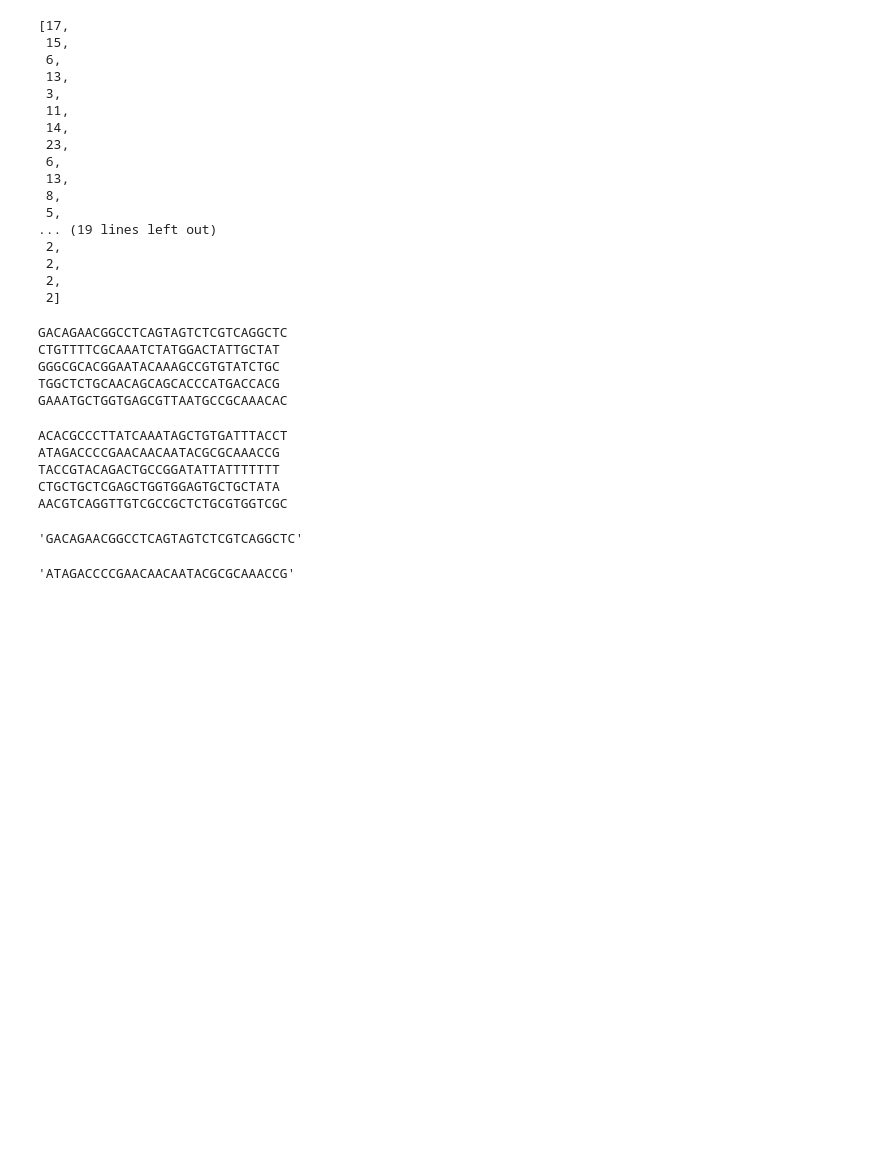
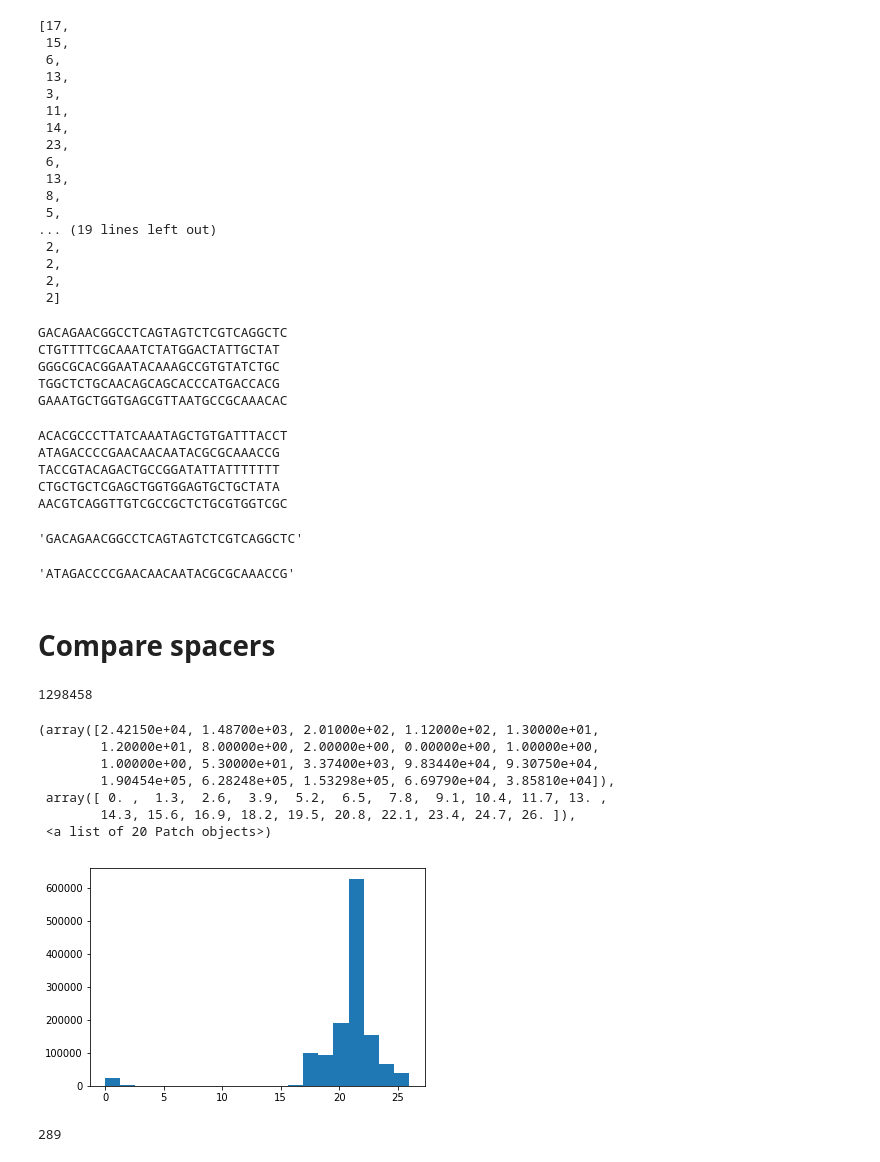
Before and after one commit to rykachevskiy/CRISPR, a Jupyter notebook: Hierarcical/hierarcical-pipeline-Copy1.ipynb, the cells around one changed output. Cells and saved outputs as stored; diff of their text form; code cells hidden in the pictures; blank space fills up the shorter version.

```diff
--- a/Hierarcical/hierarcical-pipeline-Copy1.ipynb
+++ b/Hierarcical/hierarcical-pipeline-Copy1.ipynb
@@ -183,3 +183,5 @@ n_to_cl[0]
 n_to_cl[20]
 # %% [output]
 'ATAGACCCCGAACAACAATACGCGCAAACCG'
+# %% [markdown]
+# Compare spacers
@@ -185,0 +190,21 @@ n_to_cl[20]
+# %%
+len(lines)
+# %% [output]
+1298458
+# %%
+dists = [ed.eval(l, lines[453452]) for l in lines]
+# %%
+plt.hist(dists, bins = 20)
+# %% [output]
+(array([2.42150e+04, 1.48700e+03, 2.01000e+02, 1.12000e+02, 1.30000e+01,
+        1.20000e+01, 8.00000e+00, 2.00000e+00, 0.00000e+00, 1.00000e+00,
+        1.00000e+00, 5.30000e+01, 3.37400e+03, 9.83440e+04, 9.30750e+04,
+        1.90454e+05, 6.28248e+05, 1.53298e+05, 6.69790e+04, 3.85810e+04]),
+ array([ 0. ,  1.3,  2.6,  3.9,  5.2,  6.5,  7.8,  9.1, 10.4, 11.7, 13. ,
+        14.3, 15.6, 16.9, 18.2, 19.5, 20.8, 22.1, 23.4, 24.7, 26. ]),
+ <a list of 20 Patch objects>)
+[figure, added]
+# %%
+len(cl_to_n)
+# %% [output]
+289
```
Also changed, not shown: parts of 1 cell of this notebook, 2 other files.
